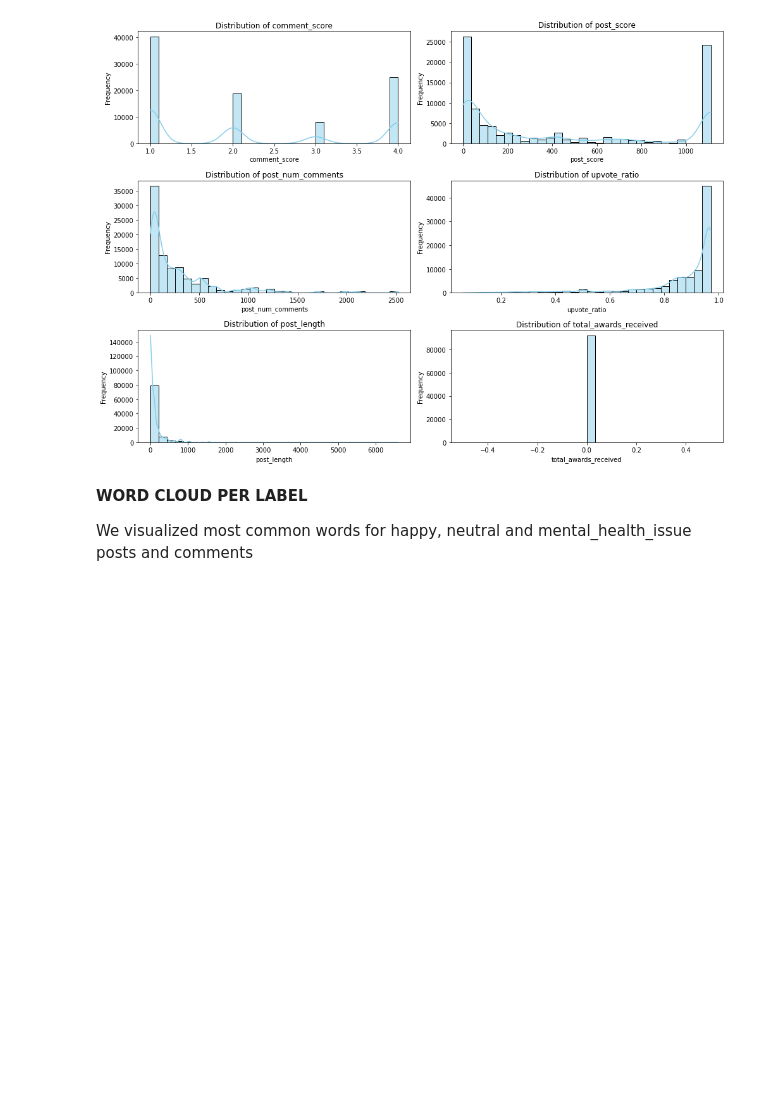
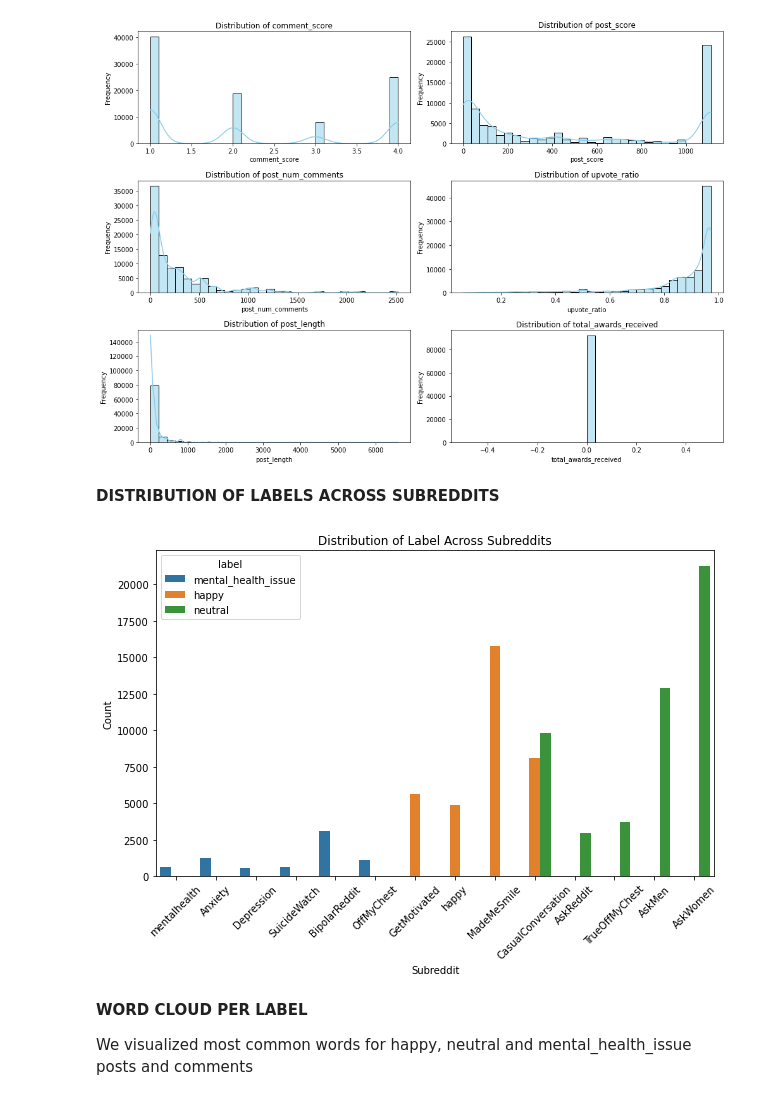
Before and after one commit to CynthiaJerono/Phase_5_Project, a Jupyter notebook: Isaac.ipynb, the cells around one changed output. Drawn from its saved outputs; the diff is of its cells as text; code cells hidden in the pictures; blank space fills up the shorter version.

```diff
--- a/Isaac.ipynb
+++ b/Isaac.ipynb
@@ -650,6 +651,18 @@ plt.tight_layout()
 plt.show()
 # %% [output]
 [figure]
+# %% [markdown]
+**DISTRIBUTION OF LABELS ACROSS SUBREDDITS**
+# %%
+plt.figure(figsize=(10, 6))
+sns.countplot(data=data, x='subreddit', hue='label')
+plt.title('Distribution of Label Across Subreddits')
+plt.xlabel('Subreddit')
+plt.ylabel('Count')
+plt.xticks(rotation=45)
+plt.show()
+# %% [output]
+[figure, added]
 # %% [markdown]
 **WORD CLOUD PER LABEL**
 
```
Also changed, not shown: parts of 15 cells of this notebook.
